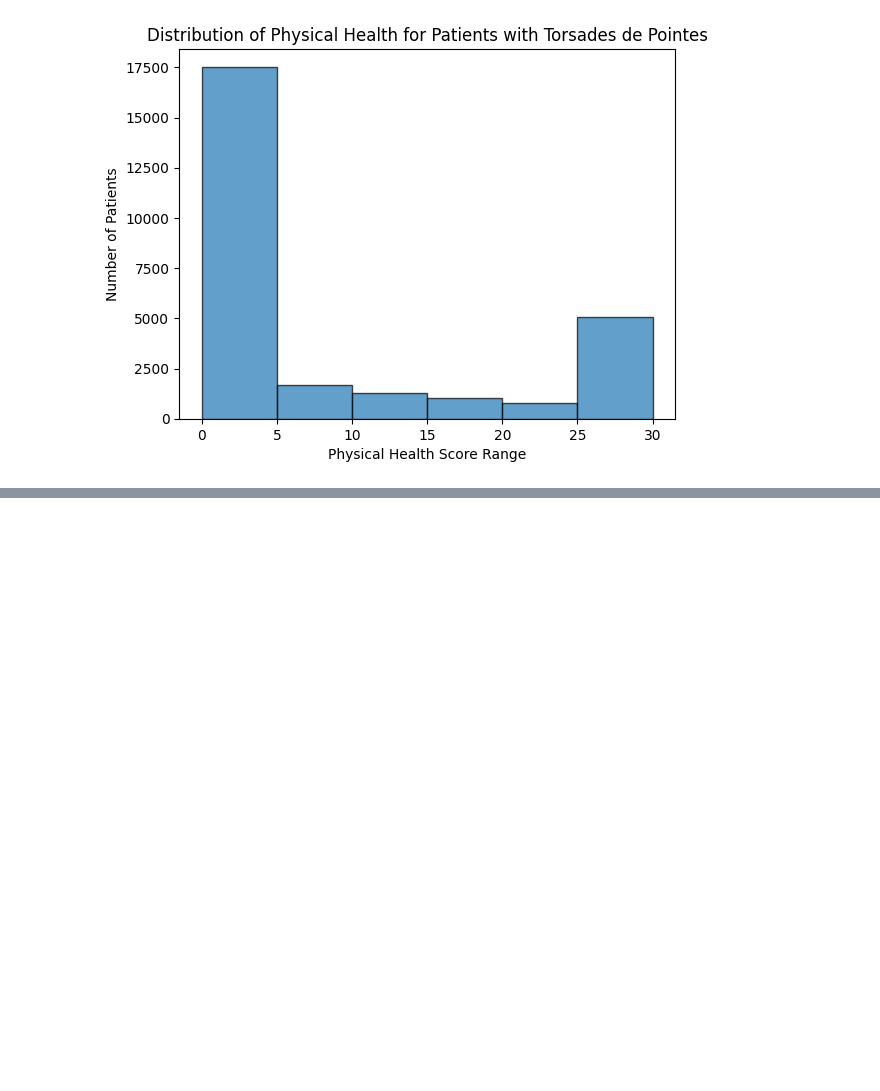
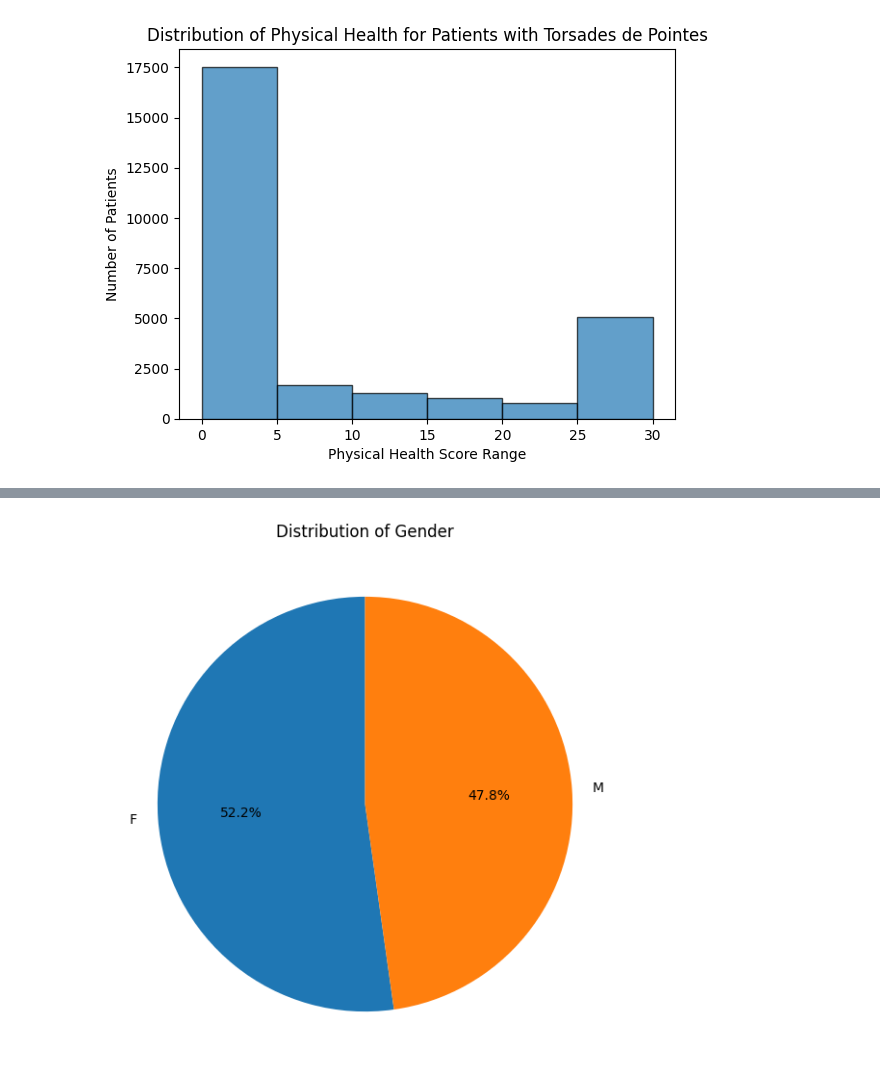
Before and after one commit to Dadd0/AI_MedCare_282401, a Jupyter notebook: main.ipynb, the cells around one changed output, grey strips where cells are left out. Drawn from its saved outputs; the diff is of its cells as text; code cells hidden in the pictures; blank space fills up the shorter version.

```diff
--- a/main.ipynb
+++ b/main.ipynb
@@ -192,0 +208,8 @@ plt.show()
+# %%
+gender_counts = medcenter_df['Gender'].value_counts()
+plt.figure(figsize=(10, 7))
+plt.pie(gender_counts, labels=gender_counts.index, autopct='%1.1f%%', startangle=90)
+plt.title("Distribution of Gender")
+plt.show()
+# %% [output]
+[figure, added]
```
Also changed, not shown: parts of 2 cells of this notebook.
